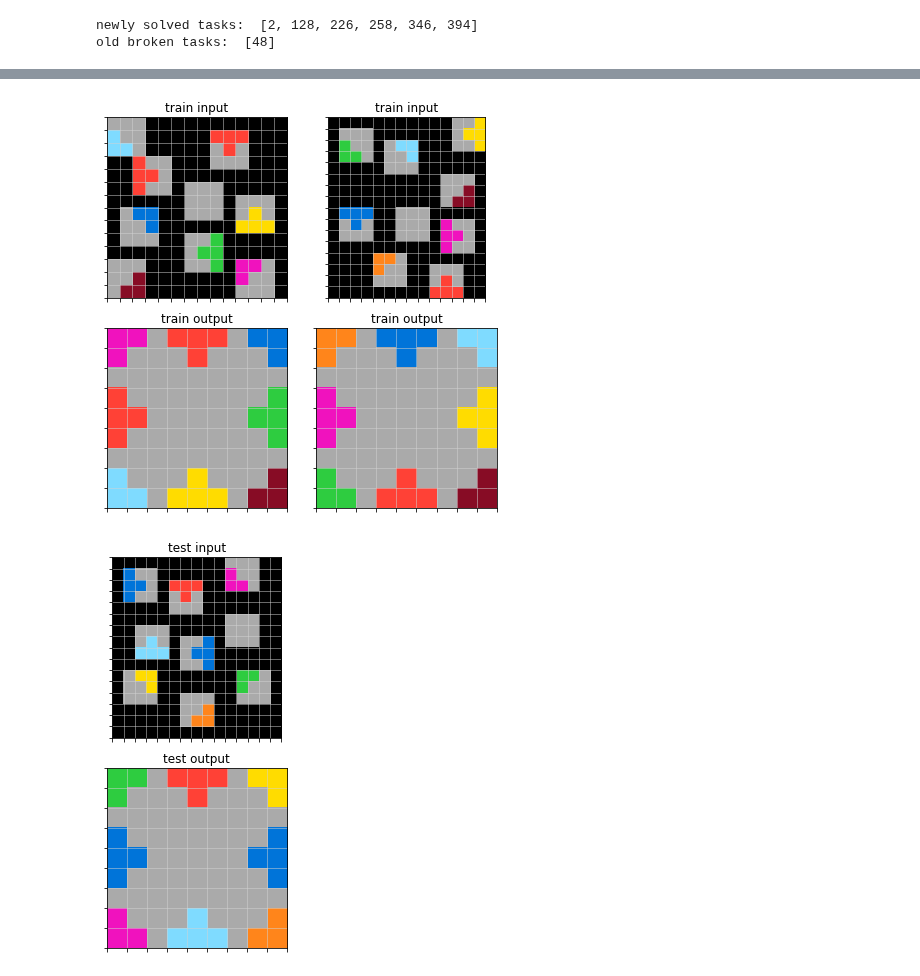
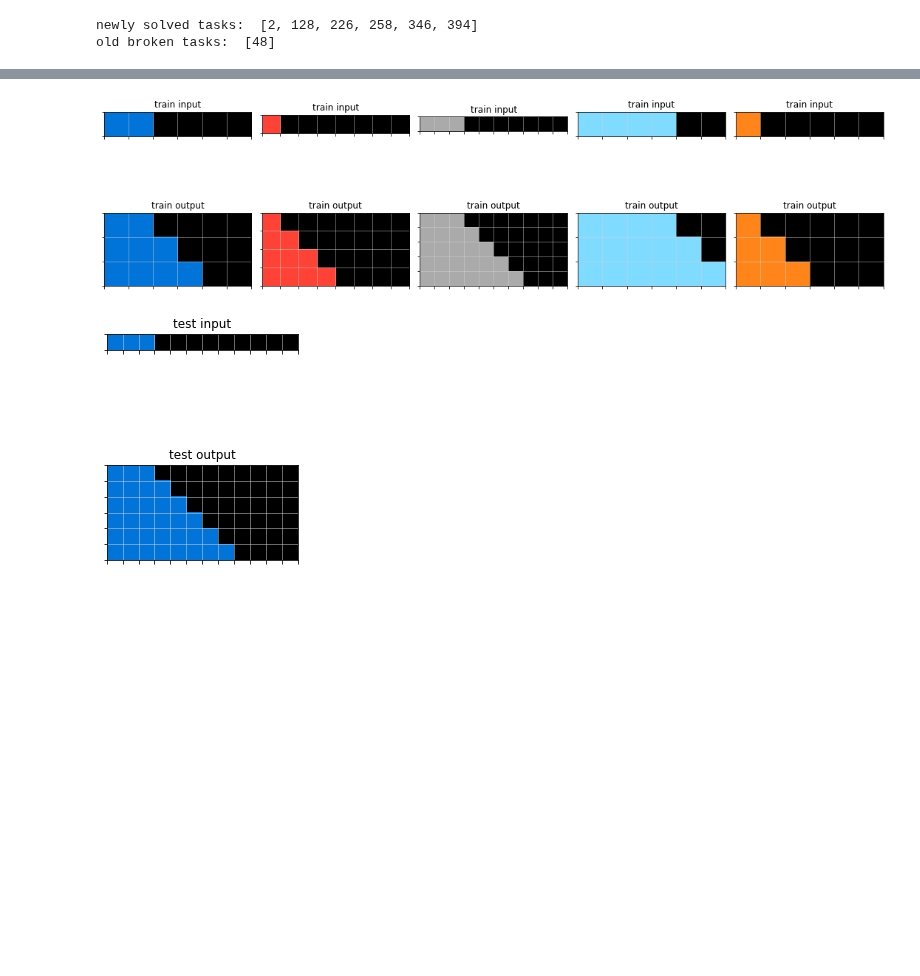
Before and after one commit to lorepieri8/ARC_challenge, a Jupyter notebook: ARC_DSL.ipynb, the cells around one changed output, grey strips where cells are left out. Saved outputs shown, nothing was run; the diff lists cells and outputs as text; code cells hidden in the pictures; blank space fills up the shorter version.

```diff
--- a/ARC_DSL.ipynb
+++ b/ARC_DSL.ipynb
@@ -2485,7 +2514,7 @@ len(regions)
 # %%
 #  [[56, 63.93449878692627], [107, 65.31935954093933], [129, 89.70772624015808], [133, 83.2029538154602], [152, 223.90210008621216], [158, 68.584064245224], [169, 211.75600862503052], [176, 200.38254284858704], [179, 61.522825956344604], [217, 235.20692610740662], [232, 94.35017585754395], [234, 83.75028800964355], [237, 258.9222218990326], [241, 300.2356867790222], [263, 173.55433130264282], [274, 71.56831884384155], [289, 202.33978748321533], [294, 111.04869222640991], [307, 99.50366830825806], [315, 149.09869837760925], [350, 165.89912748336792]]
 # %%
-plot_task(train_task_data[263])
+plot_task(train_task_data[294])
 # %% [output]
-[figure, old version]
+[figure, new version]
-[figure, old version]
+[figure, new version]
```
Also changed, not shown: parts of 36 cells of this notebook.
